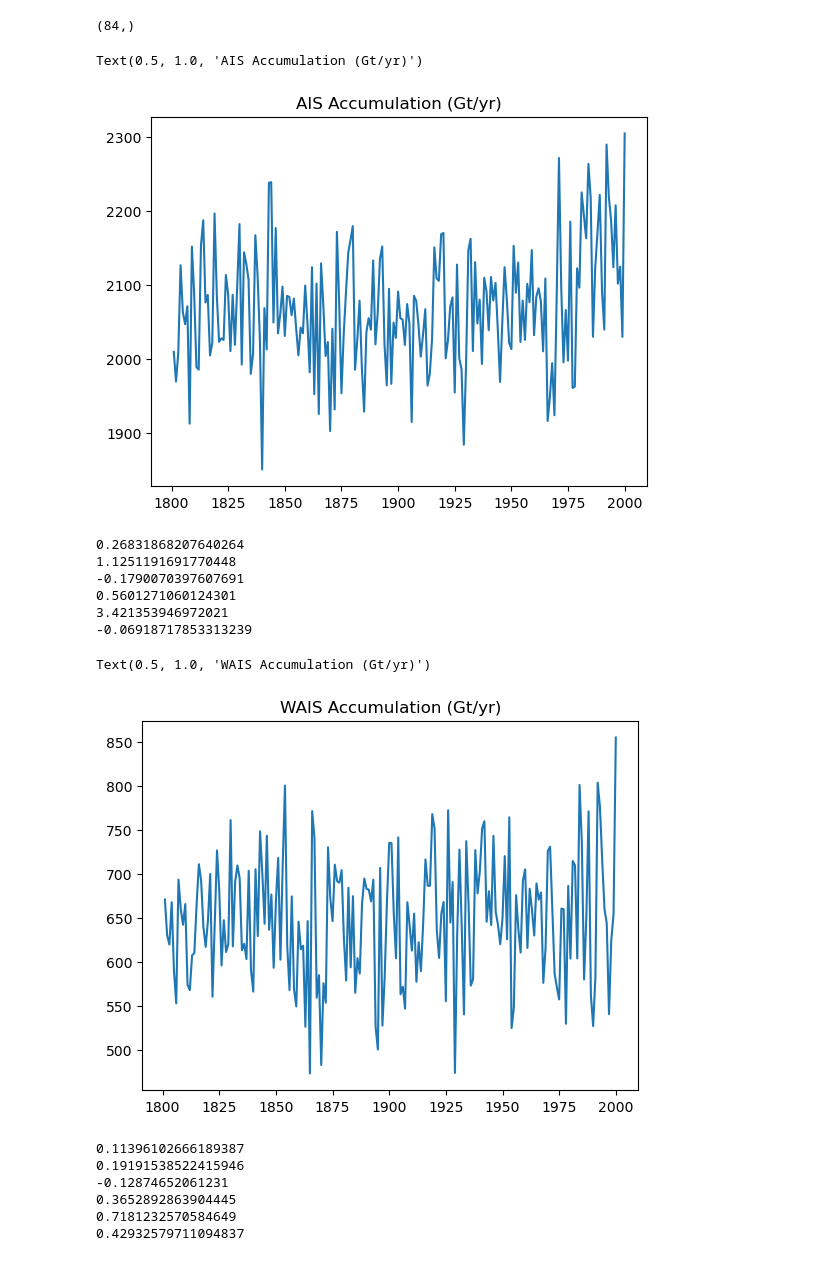
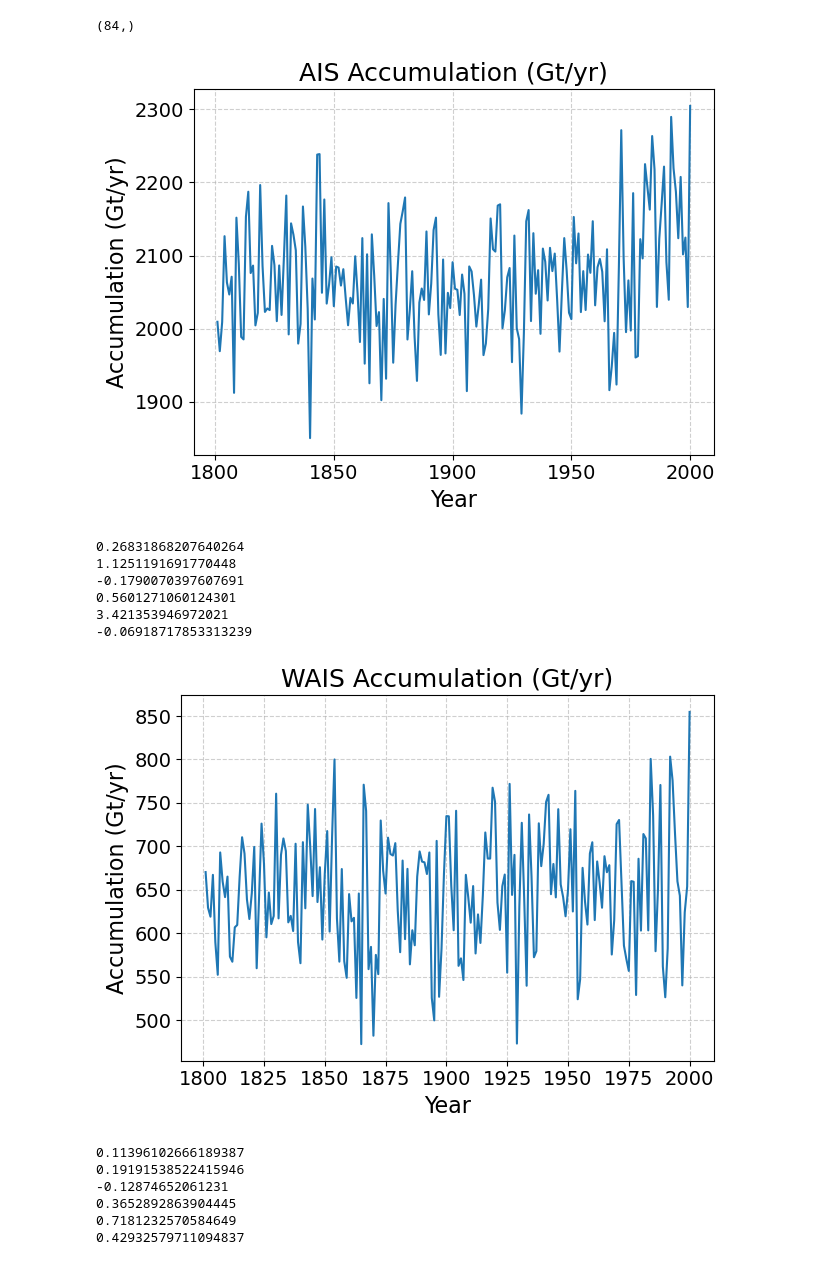
Before and after one commit to advikeswaran/metric-reconstruction, a Jupyter notebook: ERA5_ENSRF.ipynb, the cells around one changed output. Cells and saved outputs as stored; diff of their text form; code cells hidden in the pictures.

```diff
--- a/ERA5_ENSRF.ipynb
+++ b/ERA5_ENSRF.ipynb
@@ -693,11 +698,25 @@ for i in range(200):
     ais_posterior_devs[i, :] = x_a_dev[0, :]
 # %%
 fullYears = np.arange(1801, 2001)
-plt.plot(fullYears, ais_posterior_means, label='Posterior Mean')
-plt.title('AIS Accumulation (Gt/yr)')
+
+fig, ax = plt.subplots()  # default matplotlib size
+
+ax.plot(fullYears, ais_posterior_means, label="Posterior Mean")
+ax.set_title("AIS Accumulation (Gt/yr)", fontsize=18)
+
+ax.set_xlabel("Year", fontsize=16)
+ax.set_ylabel("Accumulation (Gt/yr)", fontsize=16)
+
+# Grid for this plot only
+ax.grid(True, linestyle="--", alpha=0.6)
+
+# Tick label size for this plot only
+ax.tick_params(axis="both", which="major", labelsize=14)
+
+fig.tight_layout()
+plt.show()
 # %% [output]
-Text(0.5, 1.0, 'AIS Accumulation (Gt/yr)')
-[figure, old version]
+[figure, new version]
 # %%
 coeff = np.polyfit(fullYears[:], ais_posterior_means[:], 1)  # coeff[0] = slope, coeff[1] = intercept
 slope, intercept = coeff
@@ -794,11 +813,25 @@ for i in range(200):
     wais_posterior_devs[i, :] = x_a_dev[0, :]
 # %%
 fullYears = np.arange(1801, 2001)
-plt.plot(fullYears, wais_posterior_means, label='Posterior Mean')
-plt.title('WAIS Accumulation (Gt/yr)')
+
+fig, ax = plt.subplots()  # default matplotlib size
+
+ax.plot(fullYears, wais_posterior_means, label="Posterior Mean")
+ax.set_title("WAIS Accumulation (Gt/yr)", fontsize=18)
+
+ax.set_xlabel("Year", fontsize=16)
+ax.set_ylabel("Accumulation (Gt/yr)", fontsize=16)
+
+# Grid for this plot only
+ax.grid(True, linestyle="--", alpha=0.6)
+
+# Tick label size for this plot only
+ax.tick_params(axis="both", which="major", labelsize=14)
+
+fig.tight_layout()
+plt.show()
 # %% [output]
-Text(0.5, 1.0, 'WAIS Accumulation (Gt/yr)')
-[figure, old version]
+[figure, new version]
 # %%
 coeff = np.polyfit(fullYears[:], wais_posterior_means[:], 1)  # coeff[0] = slope, coeff[1] = intercept
 slope, intercept = coeff
```
Also changed, not shown: parts of 5 cells of this notebook, 6 other files.
